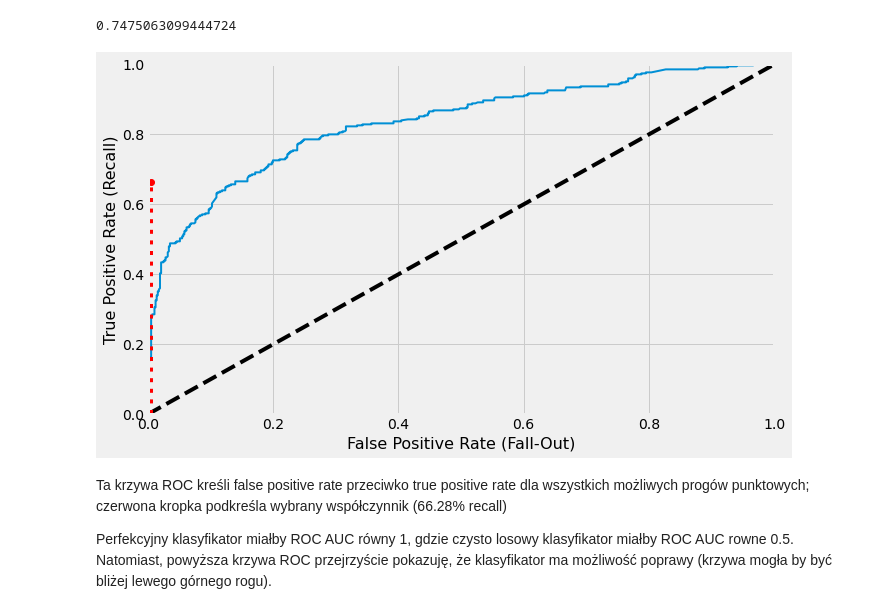
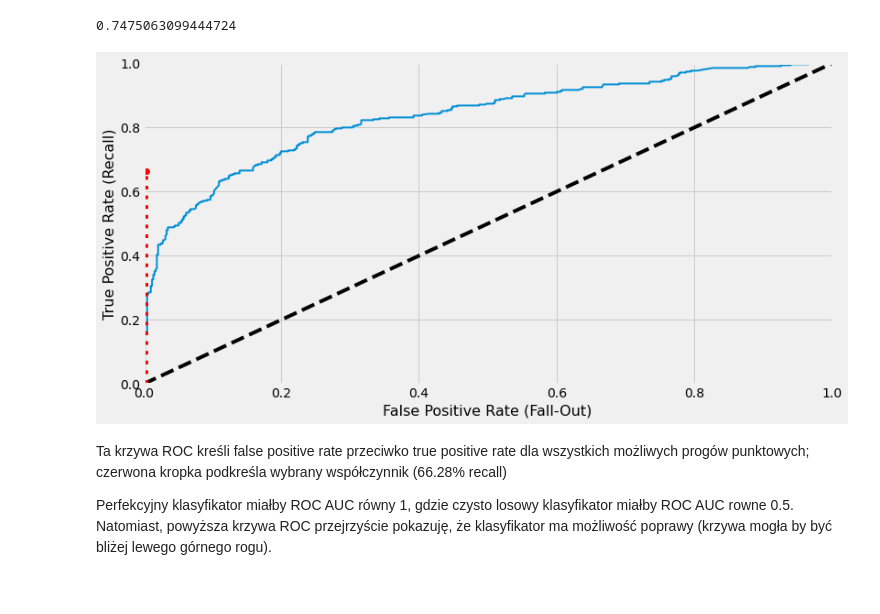
Before and after one commit to LuiGGi629/task-cube, a Jupyter notebook: eda_and_modeling.ipynb, the cells around one changed output. Drawn from its saved outputs; the diff is of its cells as text; code cells hidden in the pictures.

```diff
--- a/eda_and_modeling.ipynb
+++ b/eda_and_modeling.ipynb
@@ -394,14 +390,14 @@ def plot_roc_curve(false_positive_rate, true_positive_rate, label=None):
     plt.ylabel("True Positive Rate (Recall)", fontsize=16)
     plt.grid(True)
 # %%
-plt.figure(figsize=(10, 6))
+plt.figure(figsize=(12, 6))
 plot_roc_curve(false_positive_rate, true_positive_rate)
 plt.plot([4.837e-3, 4.837e-3], [0.0, 0.6628], "r:")
 plt.plot([0.0, 4.837e-3], [0.6628, 0.6628], "r:")
 plt.plot([4.837e-3], [0.6628], "ro")
 plt.show()
 # %% [output]
-[figure, old version]
+[figure, new version]
 # %% [markdown]
 Ta krzywa ROC kreśli false positive rate przeciwko true positive rate dla wszystkich możliwych progów punktowych; czerwona kropka podkreśla wybrany współczynnik (66.28% recall)
 
```
Also changed, not shown: parts of 32 cells of this notebook.
